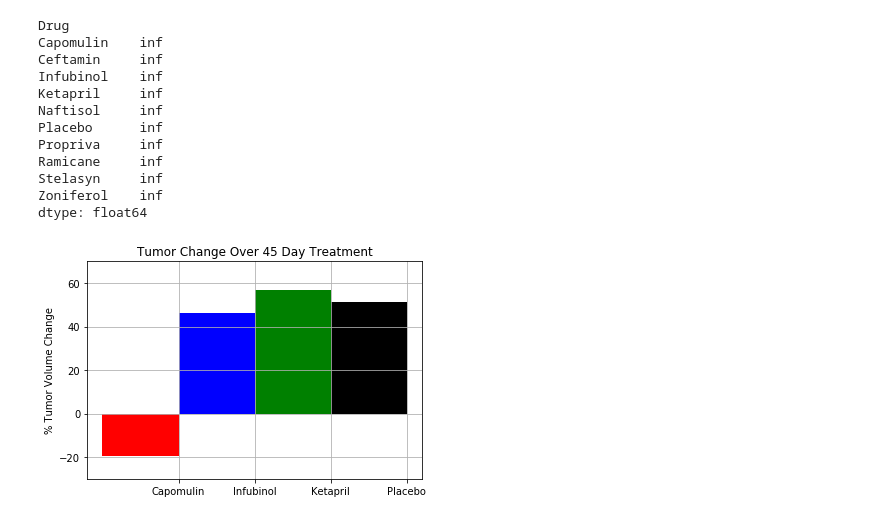
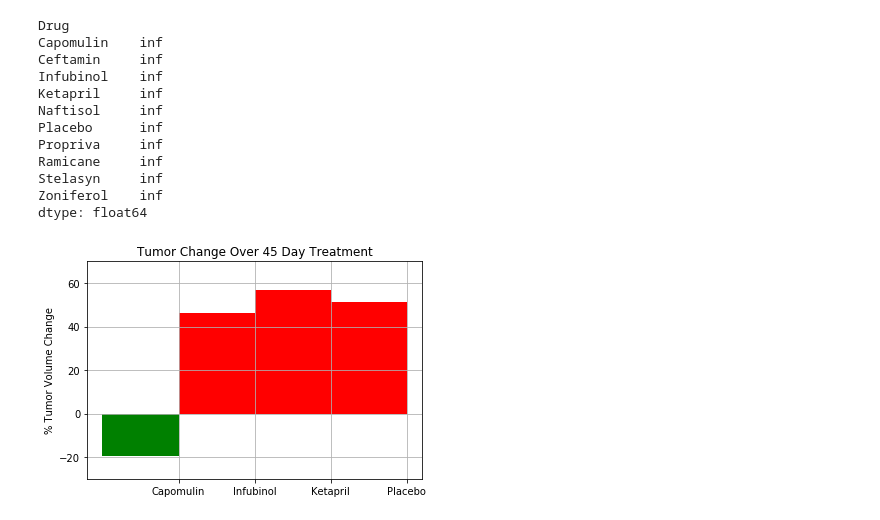
Before and after one commit to jasonzelaya/Pymaceuticals, a Jupyter notebook: pymaceuticals.ipynb, the cells around one changed output. Cells and saved outputs as stored; diff of their text form; code cells hidden in the pictures.

```diff
--- a/pymaceuticals.ipynb
+++ b/pymaceuticals.ipynb
@@ -316,28 +316,34 @@ dtype: float64
 # %%
 # Create figure and one subplot
 fig, ax = plt.subplots()
 
-# Values to plot
-y_pct_changes = [tumor_mean_change["Capomulin"], tumor_mean_change["Infubinol"],
+# Drug values to plot
+drug_changes = [tumor_mean_change["Capomulin"], tumor_mean_change["Infubinol"],
                 tumor_mean_change["Ketapril"], tumor_mean_change["Placebo"]]
 
-labels =["a", "b", "c", "d"]
+# Draw bar graph
+drugs_passed = ax.bar(np.arange(len(drug_changes))[0], drug_changes[0], -1, align="edge", color="green")
+drugs_failed = ax.bar(np.arange(len(drug_changes))[1:], drug_changes[1:], -1, align="edge", color="red")
 
-# Draw bar graphw
-ax.bar([1, 2, 3, 4], y_pct_changes, width=-1, align="edge", color=["red", "blue", "green", "black"],
-       tick_label=["Capomulin", "Infubinol", "Ketapril", "Placebo"])
+# Set bar graph title
+plt.title("Tumor Change Over 45 Day Treatment")
 
-plt.title("Tumor Change Over 45 Day Treatment")
+# Set x-axis tick positions
+ax.set_xticks(np.arange(len(drug_changes)))
+# Set x-axis tick labels
+ax.set_xticklabels(["Capomulin", "Infubinol", "Ketapril", "Placebo"])
+
+# set y-axis view limits
+ax.set_ylim(-30, 70)
+# Set y-axis tick values
+ax.set_yticks(np.arange(-20, 80, 20))
+# Set y-axis label
 ax.set_ylabel("% Tumor Volume Change")
-
-ax.set_ylim(-30, 70)
-ax.set_yticks(np.arange(-20, 80, 20))
 
 # Show grid lines
 plt.grid()
 
-
 # Display bar graph
 plt.show()
 # %% [output]
-[figure, old version]
+[figure, new version]
```
Also changed, not shown: parts of 2 cells of this notebook.
